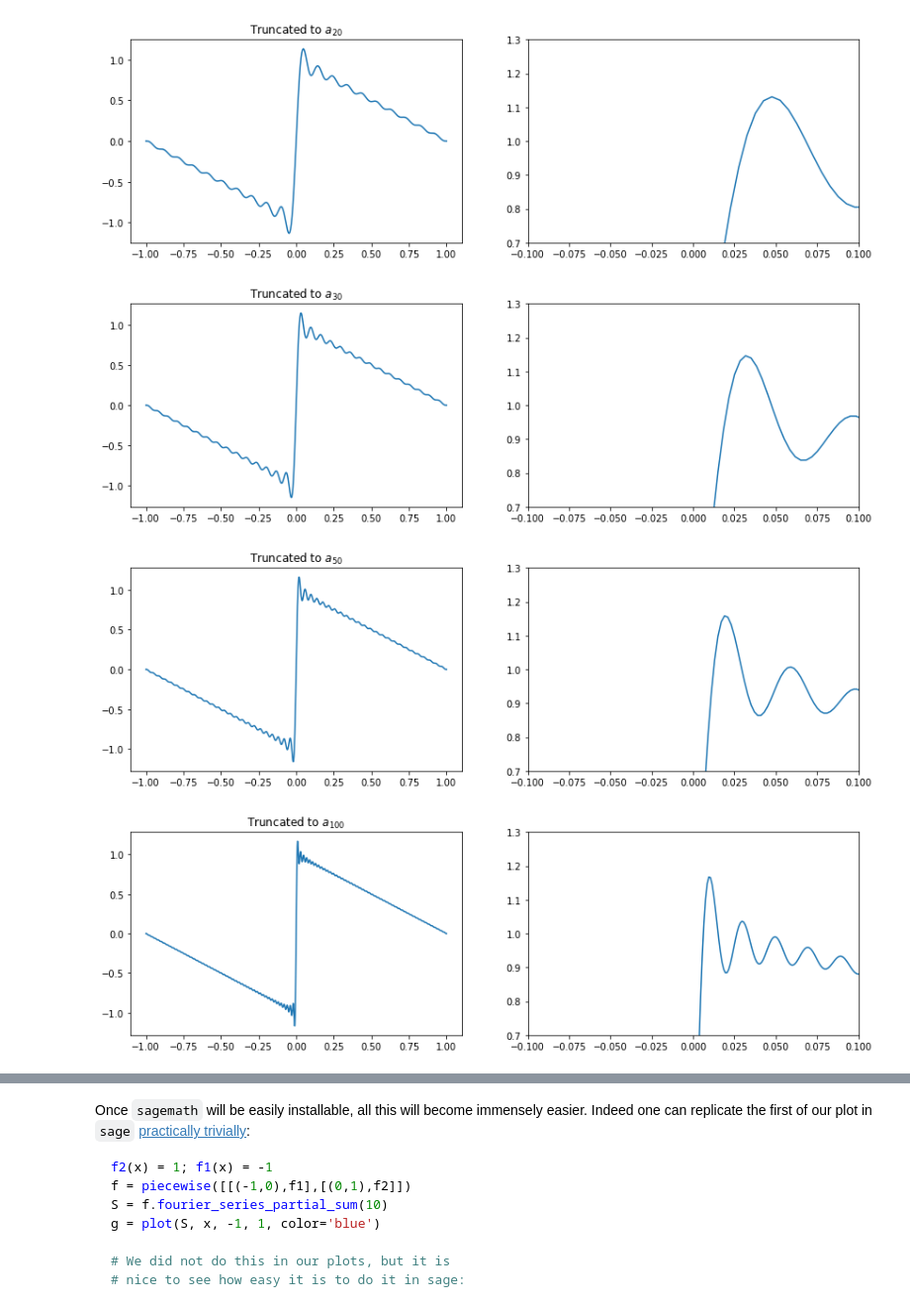
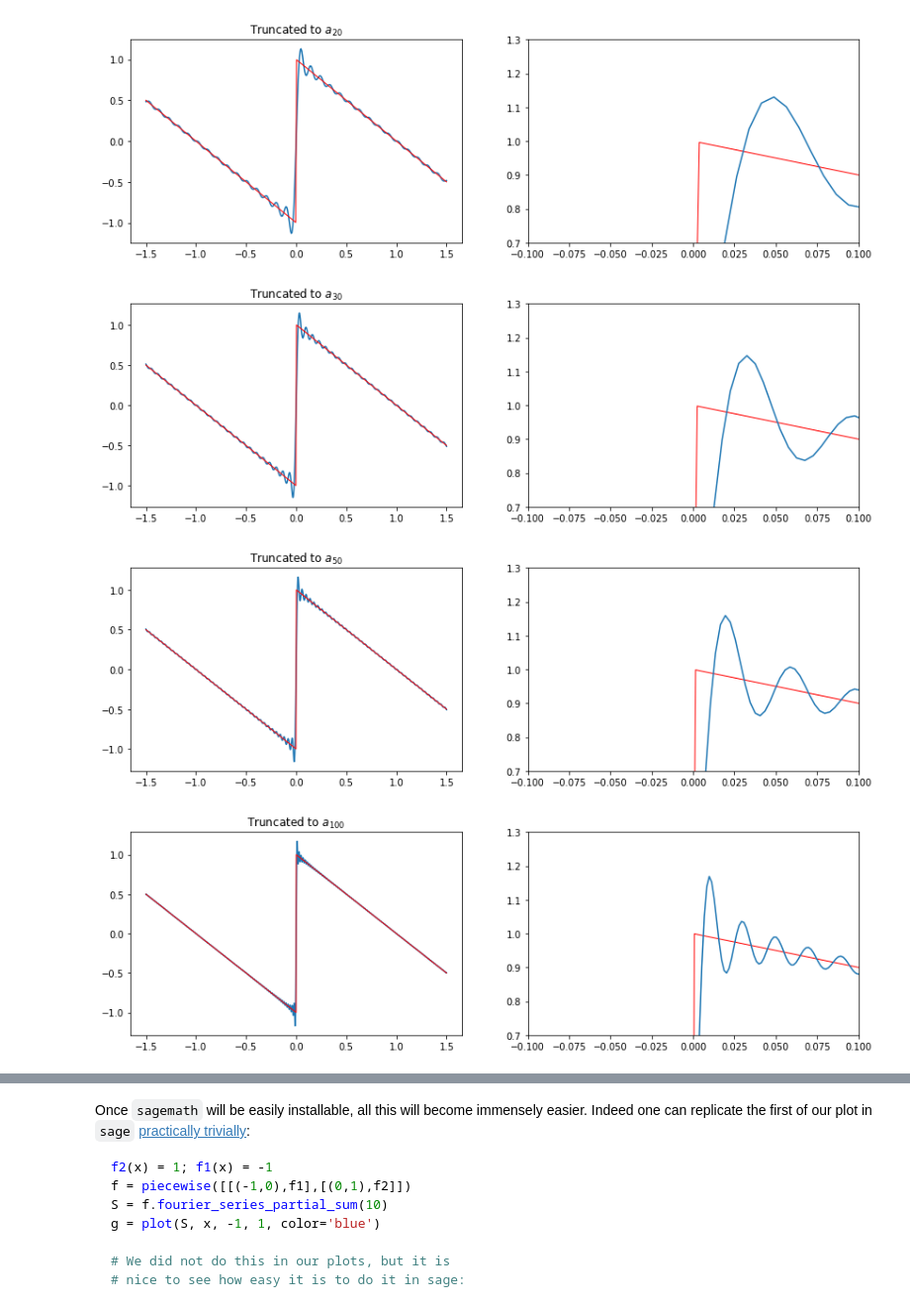
Before and after one commit to mseri/pde2019, a Jupyter notebook: Gibbs phenomenon.ipynb, the cells around one changed output, grey strips where cells are left out. Shown at 99% size. Saved outputs shown, nothing was run; the diff lists cells and outputs as text; code cells hidden in the pictures.

```diff
--- a/Gibbs phenomenon.ipynb
+++ b/Gibbs phenomenon.ipynb
@@ -26,23 +28,28 @@ class PartialSum:
 # %%
-def plot_fn(an, ran, steps, xlim=None, ylim=None, pts=200):
+def plot_fn(an, ran, steps, l=1, xlim=None, ylim=None, pts=200, orig=None):
     x0, xl = ran
     x = linspace(x0, xl, pts)
-    f = PartialSum(an, steps)
+    f = PartialSum(an, steps, l)
 
     if xlim or ylim:
         plt.figure(figsize=(14,4))
         ax1 = plt.subplot(121)
         ax1.plot(x, f(x))
         ax1.set_title("Truncated to $a_{{{}}}$".format(steps))
-
+        if orig:
+            ax1.plot(x, orig(x), 'r', linewidth=1)
         ax2 = plt.subplot(122)
         if xlim:
             ax2.set_xlim(xlim)
         if ylim:
             ax2.set_ylim(ylim)
+        if orig:
+            ax2.plot(x, orig(x), 'r', linewidth=1)
         ax2.plot(x, f(x))
     else:
         plt.plot(x, f(x))
+        if orig:
+            plt.plot(x, orig(x), 'r', linewidth=1)
 
     plt.show()
 # %%
@@ -50,5 +57,7 @@ def an_const_one(n):
     "Coefficient a_n = 4/(n*pi) if n is odd and 0 oterwise for the odd extension of f=1 in (0,1)"
     return 0.0 if n % 2 == 0 else 4. / (np.pi * n)
 
-plot_fn(an_const_one, (-1,1), 10)
+orig = lambda x: np.array([1 if floor(x)%2==0 == 0 else -1 for x in x])
+
+plot_fn(an_const_one, (-1,1), 10, orig=orig)
 # %% [output]
@@ -56,4 +65,4 @@ plot_fn(an_const_one, (-1,1), 10)
 # %%
 for steps in (20, 30, 50, 100, 1000):
-    plot_fn(an_const_one, (-1,1), steps, xlim=(0,0.08), ylim=(0.7, 1.3), pts=min(steps*20, 5000))
+    plot_fn(an_const_one, (-1,1), steps, xlim=(0,0.08), ylim=(0.7, 1.3), pts=min(steps*20, 5000), orig=orig)
 # %% [output]
@@ -65,7 +79,9 @@ for steps in (20, 30, 50, 100, 1000):
 # %%
 def an_one_minus_x(n):
-    "Coefficient a_n = 2/(n*pi) if n is odd and 0 oterwise for the odd extension of f=1 in (0,1)"
+    "Coefficient a_n = 2/(n*pi)"
     return 2.0/(n*np.pi)
 
-plot_fn(an_one_minus_x, (-1,1), 10)
+orig = lambda x: np.array([1-x+floor(x) if floor(x)%2==0 == 0 else -x-1-floor(-x) for x in x])
+
+plot_fn(an_one_minus_x, (-1.5,1.5), 10, orig=orig)
 # %% [output]
@@ -73,8 +89,8 @@ plot_fn(an_one_minus_x, (-1,1), 10)
 # %%
 for steps in (20, 30, 50, 100, 1000):
-    plot_fn(an_one_minus_x, (-1,1), steps, xlim=(-0.1,0.1), ylim=(0.7, 1.3), pts=min(steps*20, 5000))
+    plot_fn(an_one_minus_x, (-1.5,1.5), steps, xlim=(-0.1,0.1), ylim=(0.7, 1.3), pts=min(steps*20, 5000), orig=orig)
 # %% [output]
-[figure, old version]
+[figure, new version]
-[figure, old version]
+[figure, new version]
-[figure, old version]
+[figure, new version]
-[figure, old version]
+[figure, new version]
```
Also changed, not shown: parts of 11 cells of this notebook.
